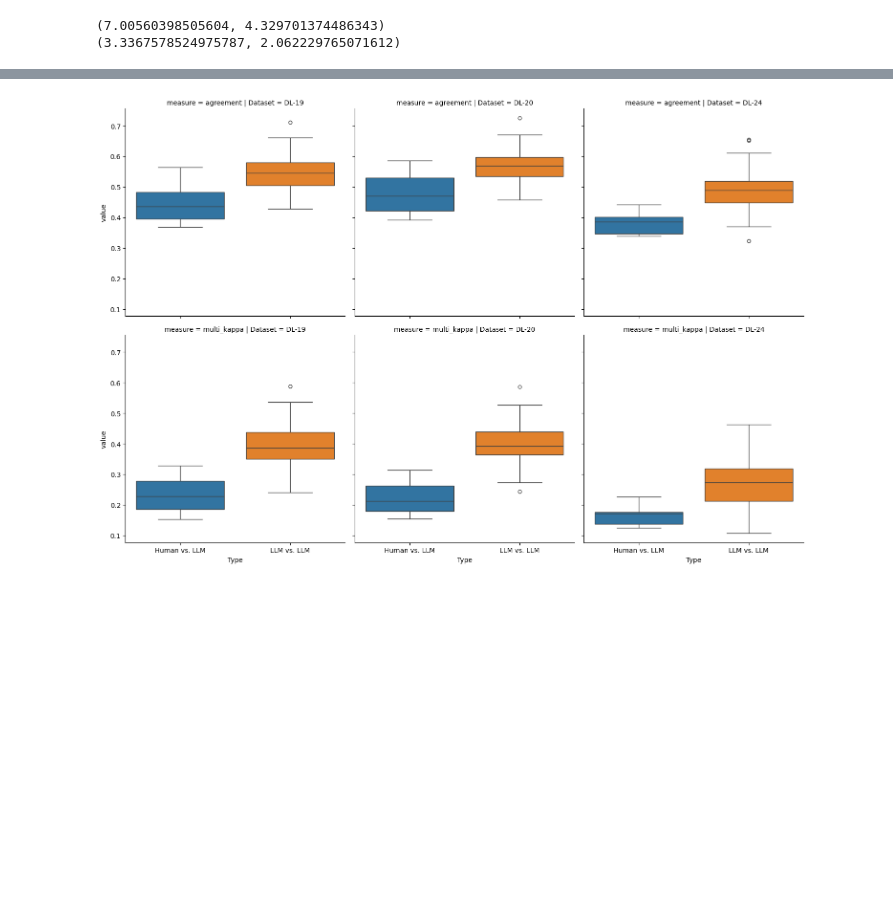
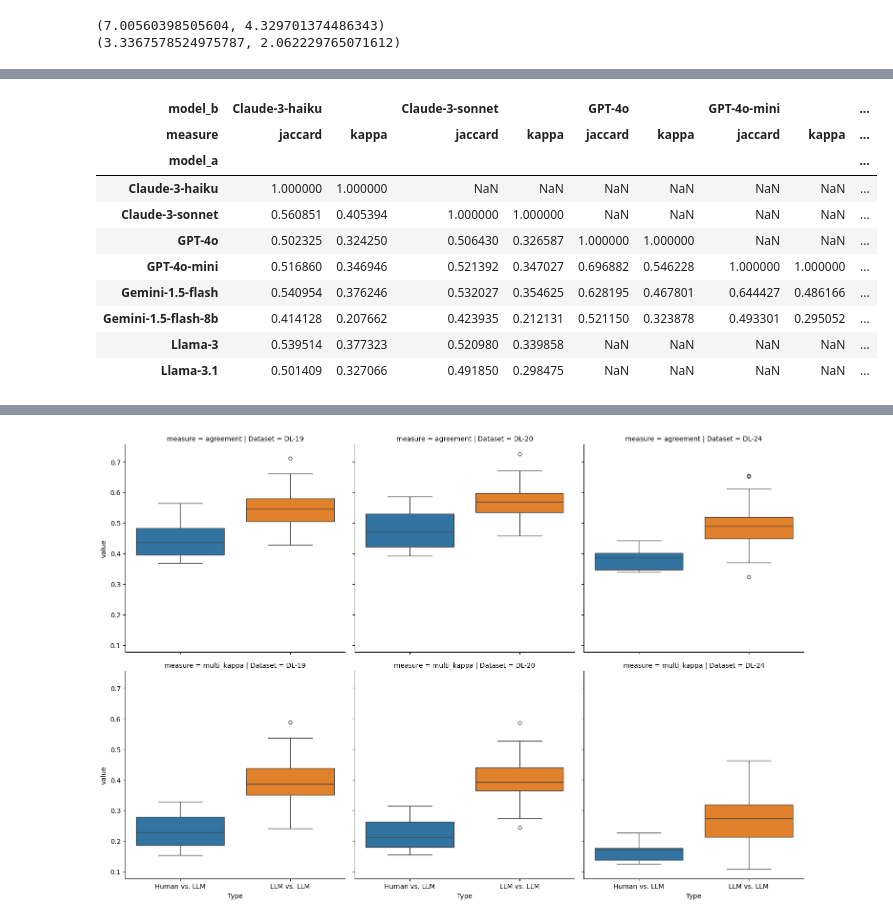
Before and after one commit to webis-de/sigir25-llm-inter-annotator-agreement, a Jupyter notebook: analysis/agreement-with-human-labels.ipynb, the cells around one changed output, grey strips where cells are left out. Saved outputs shown, nothing was run; the diff lists cells and outputs as text; code cells hidden in the pictures; blank space fills up the shorter version.

```diff
--- a/analysis/agreement-with-human-labels.ipynb
+++ b/analysis/agreement-with-human-labels.ipynb
@@ -299,0 +270,14 @@ for measure in ["jaccard", "kappa"]:
+# %%
+df.loc[df["model_a"] != "Official"].pivot_table(index="model_a", columns=["model_b", "measure"], values="value")
+# %% [output]
+| model_b | Claude-3-haiku |  | Claude-3-sonnet |  | GPT-4o |  | GPT-4o-mini |  | ... |
+| measure | jaccard | kappa | jaccard | kappa | jaccard | kappa | jaccard | kappa | ... |
+| model_a |  |  |  |  |  |  |  |  | ... |
+| Claude-3-haiku | 1.000000 | 1.000000 | NaN | NaN | NaN | NaN | NaN | NaN | ... |
+| Claude-3-sonnet | 0.560851 | 0.405394 | 1.000000 | 1.000000 | NaN | NaN | NaN | NaN | ... |
+| GPT-4o | 0.502325 | 0.324250 | 0.506430 | 0.326587 | 1.000000 | 1.000000 | NaN | NaN | ... |
+| GPT-4o-mini | 0.516860 | 0.346946 | 0.521392 | 0.347027 | 0.696882 | 0.546228 | 1.000000 | 1.000000 | ... |
+| Gemini-1.5-flash | 0.540954 | 0.376246 | 0.532027 | 0.354625 | 0.628195 | 0.467801 | 0.644427 | 0.486166 | ... |
+| Gemini-1.5-flash-8b | 0.414128 | 0.207662 | 0.423935 | 0.212131 | 0.521150 | 0.323878 | 0.493301 | 0.295052 | ... |
+| Llama-3 | 0.539514 | 0.377323 | 0.520980 | 0.339858 | NaN | NaN | NaN | NaN | ... |
+| Llama-3.1 | 0.501409 | 0.327066 | 0.491850 | 0.298475 | NaN | NaN | NaN | NaN | ... |
```
Also changed, not shown: parts of 7 cells of this notebook.
